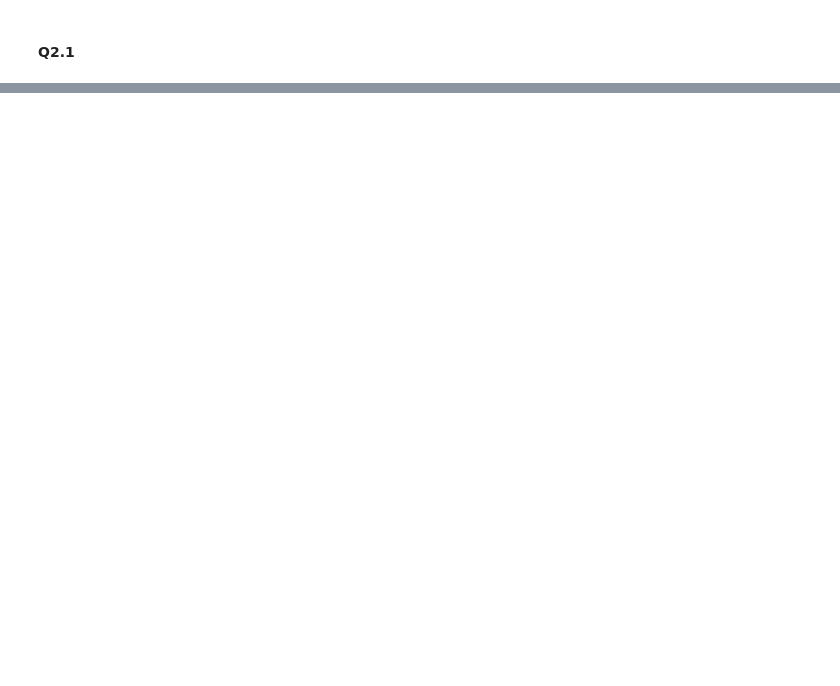
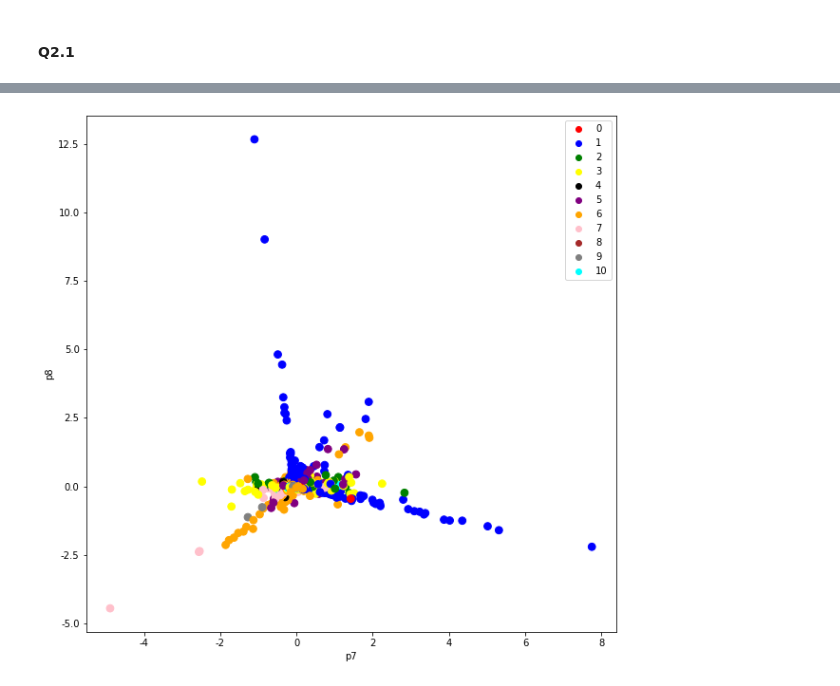
Before and after one commit to Brian-Konr/statistical-learning-IM5056, a Jupyter notebook: hw3/hw3.ipynb, the cells around one changed output, grey strips where cells are left out. Cells and saved outputs as stored; diff of their text form; code cells hidden in the pictures; blank space fills up the shorter version.

```diff
--- a/hw3/hw3.ipynb
+++ b/hw3/hw3.ipynb
@@ -899,0 +972,6 @@ for i, category in enumerate(categories):
+# %%
+p7 = dep_stu_pca[:, 6]
+p8 = dep_stu_pca[:, 7]
+plot_pca_scatter(p7, p8, color_map, 'p7', 'p8')
+# %% [output]
+[figure, added]
```
Also changed, not shown: parts of 16 cells of this notebook.
